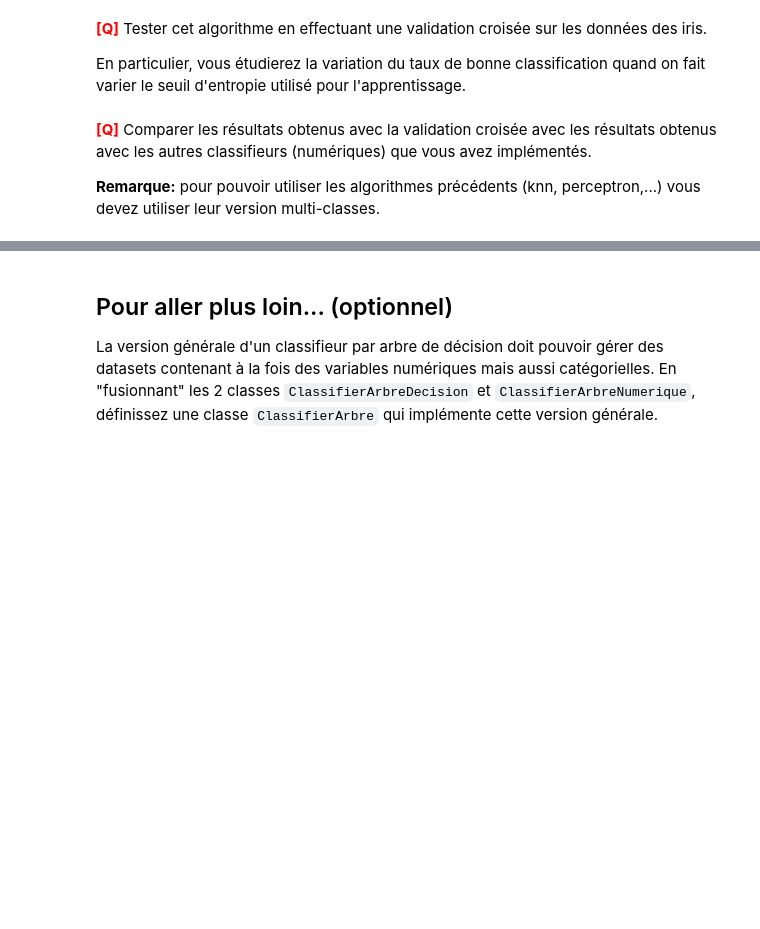
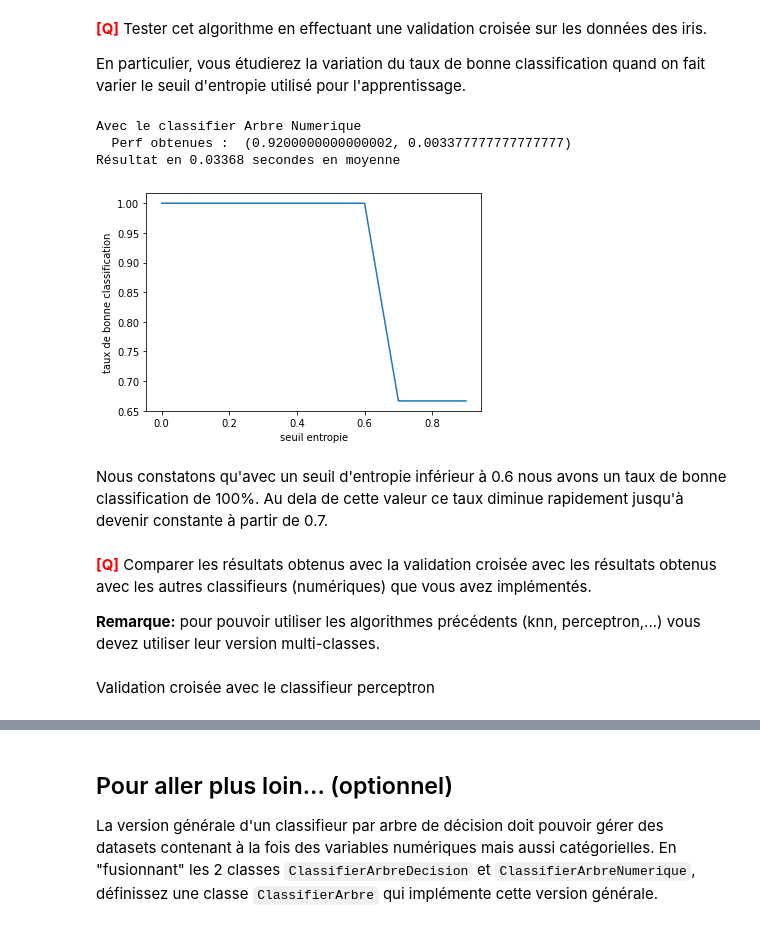
Before and after one commit to souleymane-mbaye/LU3IN026-IA-Data-Science, a Jupyter notebook: tme-07/tme-07-v2-Mbaye.ipynb, the cells around one changed output, grey strips where cells are left out. Saved outputs shown, nothing was run; the diff lists cells and outputs as text; code cells hidden in the pictures; blank space fills up the shorter version.

```diff
--- a/tme-07/tme-07-v2-Mbaye.ipynb
+++ b/tme-07/tme-07-v2-Mbaye.ipynb
@@ -741,7 +741,58 @@ arbre_iris2.accuracy(iris_desc,iris_label)
 <font color="RED" size="+1"><b>[Q]</b></font> Tester cet algorithme en effectuant une validation croisée sur les données des iris.
 
 En particulier, vous étudierez la variation du taux de bonne classification quand on fait varier le seuil d'entropie utilisé pour l'apprentissage.
+# %%
+import time
+
+index = np.random.permutation(len(iris_label))
+Xm = iris_desc[index]
+Ym = iris_label[index]
+niter = 10
+perf = []
+temps = []
+
+# ######################## ClassifierArbreNumerique
+for i in range(niter):
+  Xa,Ya,Xt,Yt = ut.crossval(Xm, Ym, niter, i)
+  arbre_iris = ClassifierArbreNumerique(len(iris_noms),0.6, iris_noms)
+  tic= time.time()
+  arbre_iris.train(Xa, Ya)
+  toc= time.time()
+
+  temps.append(toc-tic)
+  perf.append(arbre_iris.accuracy(Xt, Yt))
+# ######
+print("Avec le classifier Arbre Numerique")
+print("  Perf obtenues : ",ut.analyse_perfs(perf))
+print(f"Résultat en {(np.mean(temps)):.4} secondes en moyenne")
+# %% [output]
+Avec le classifier Arbre Numerique
+  Perf obtenues :  (0.9200000000000002, 0.003377777777777777)
+Résultat en 0.03368 secondes en moyenne
+# %%
+perf = []
+seuils = []
+
+# ######################## ClassifierArbreNumerique
+for i in range(niter):
+  seuil = i/(1.0*niter)
+  arbre_iris = ClassifierArbreNumerique(len(iris_noms),seuil, iris_noms)
+  arbre_iris.train(iris_desc, iris_label)
+
+  seuils.append(seuil)
+  perf.append(arbre_iris.accuracy(Xt, Yt))
+# ######
+plt.plot(seuils,perf)
+plt.ylabel('taux de bonne classification')
+plt.xlabel('seuil entropie')
+plt.show()
+# %% [output]
+[figure, added]
+# %% [markdown]
+Nous constatons qu'avec un seuil d'entropie inférieur à 0.6 nous avons un taux de bonne classification de 100%. Au dela de cette valeur ce taux diminue rapidement jusqu'à devenir constante à partir de 0.7.
 # %% [markdown]
 <font color="RED" size="+1"><b>[Q]</b></font> Comparer les résultats obtenus avec la validation croisée avec les résultats obtenus avec les autres classifieurs (numériques) que vous avez implémentés.
 
 <b>Remarque:</b> pour pouvoir utiliser les algorithmes précédents (knn, perceptron,...) vous devez utiliser leur version multi-classes.
+# %% [markdown]
+Validation croisée avec le classifieur perceptron
```
Also changed, not shown: parts of 10 cells of this notebook, 31 other files.
